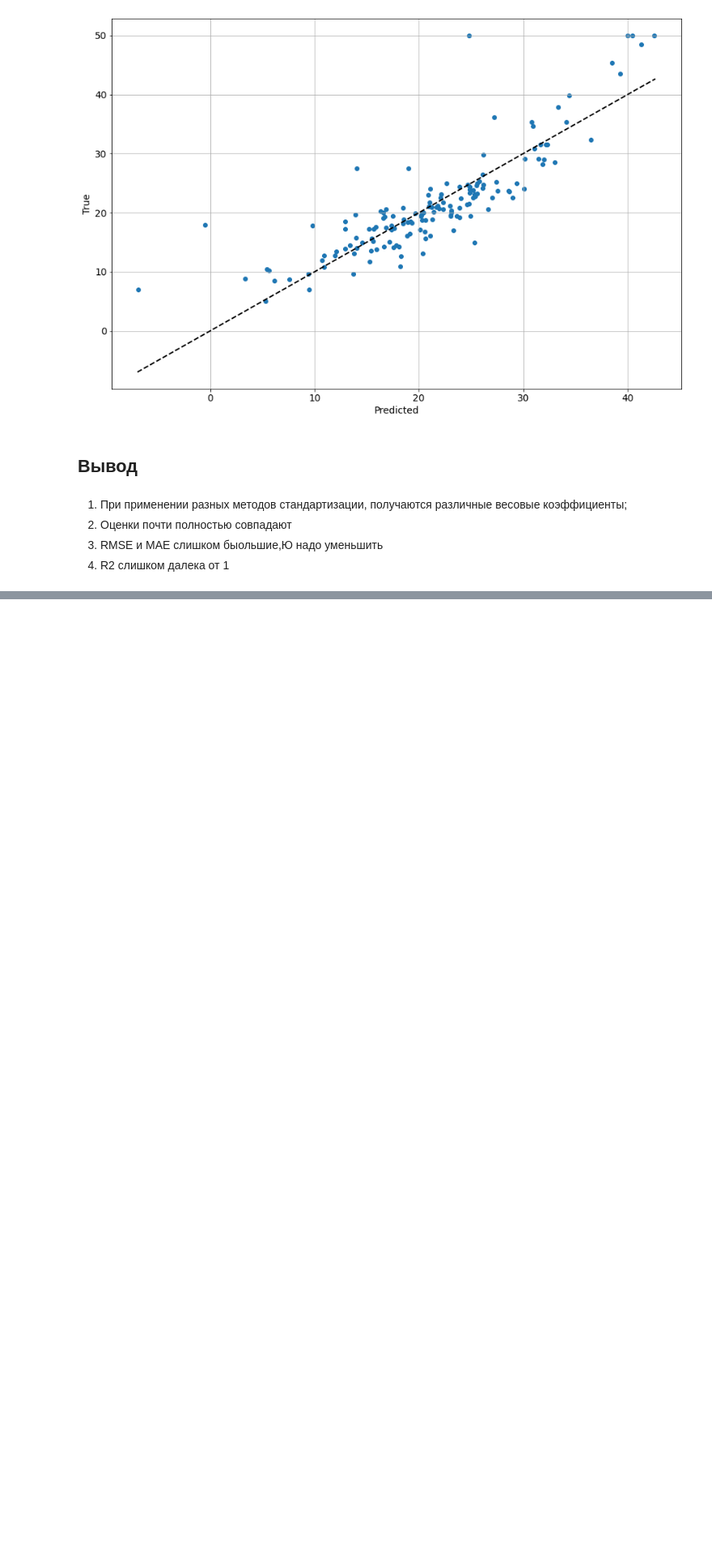
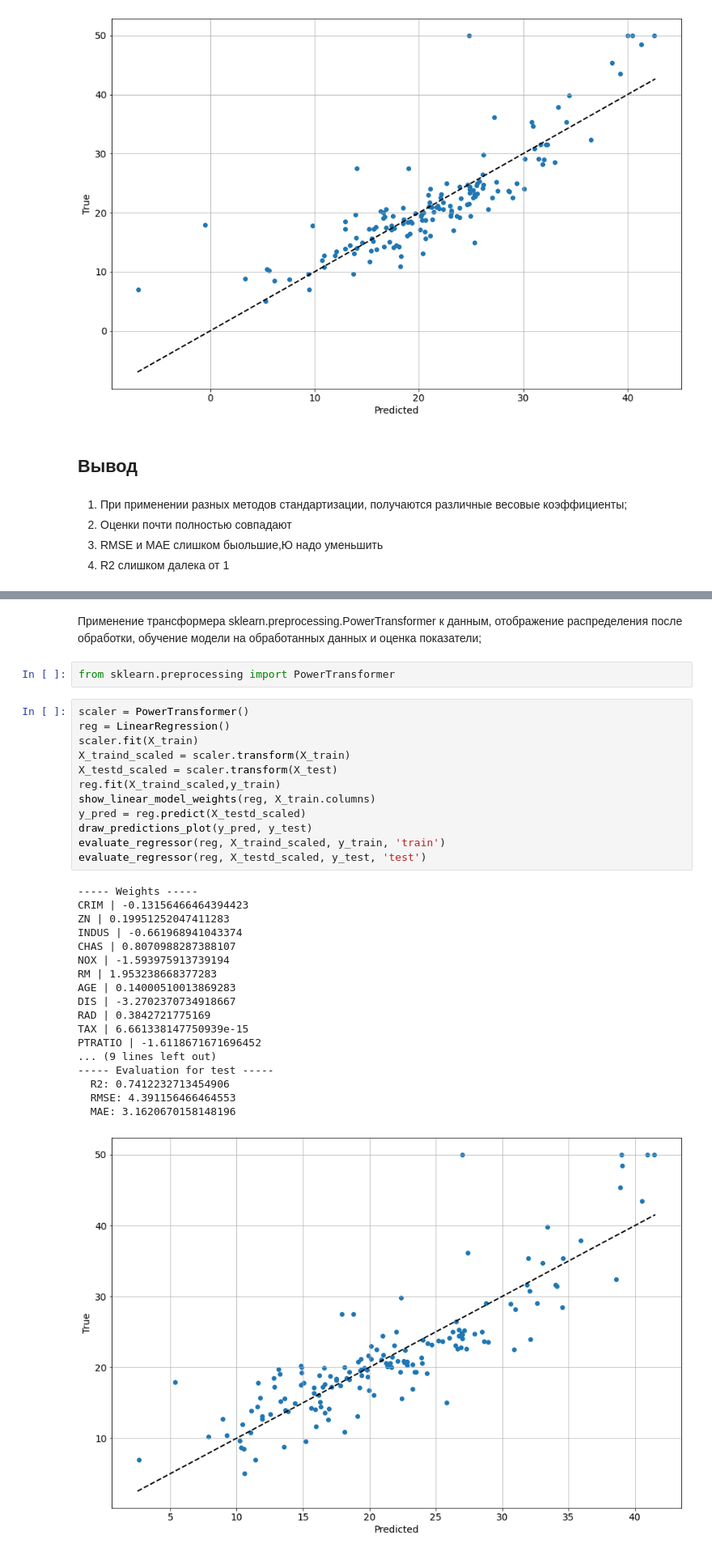
Before and after one commit to Nivoter/ML, a Jupyter notebook: 12L_Regression.ipynb, the cells around one changed output, grey strips where cells are left out. Shown at 81% size. Saved outputs shown, nothing was run; the diff lists cells and outputs as text; blank space fills up the shorter version.

```diff
--- a/12L_Regression.ipynb
+++ b/12L_Regression.ipynb
@@ -377,0 +378,35 @@ PTRATIO | -8.560440956236727
+# %% [markdown]
+Применение трансформера sklearn.preprocessing.PowerTransformer к данным, отображение распределения после обработки, обучение модели на обработанных данных и оценка показатели;
+# %%
+from sklearn.preprocessing import PowerTransformer
+# %%
+scaler = PowerTransformer()
+reg = LinearRegression()
+scaler.fit(X_train)
+X_traind_scaled = scaler.transform(X_train)
+X_testd_scaled = scaler.transform(X_test)
+reg.fit(X_traind_scaled,y_train)
+show_linear_model_weights(reg, X_train.columns)
+y_pred = reg.predict(X_testd_scaled)
+draw_predictions_plot(y_pred, y_test)
+evaluate_regressor(reg, X_traind_scaled, y_train, 'train')
+evaluate_regressor(reg, X_testd_scaled, y_test, 'test')
+# %% [output]
+----- Weights -----
+CRIM | -0.13156466464394423
+ZN | 0.19951252047411283
+INDUS | -0.661968941043374
+CHAS | 0.8070988287388107
+NOX | -1.593975913739194
+RM | 1.953238668377283
+AGE | 0.14000510013869283
+DIS | -3.2702370734918667
+RAD | 0.3842721775169
+TAX | 6.661338147750939e-15
+PTRATIO | -1.6118671671696452
+... (9 lines left out)
+----- Evaluation for test -----
+  R2: 0.7412232713454906
+  RMSE: 4.391156466464553
+  MAE: 3.1620670158148196
+[figure, added]
```
Also changed, not shown: parts of 42 cells of this notebook.
